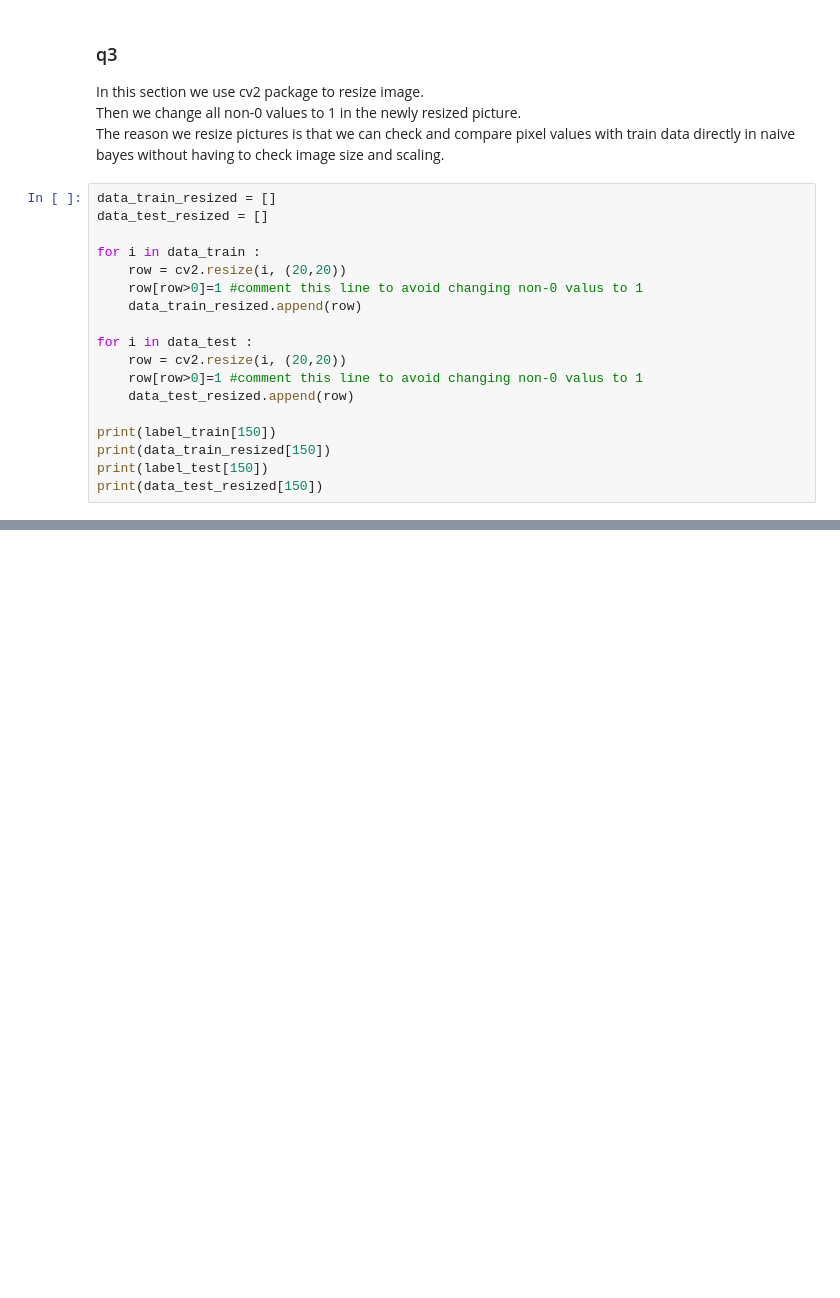
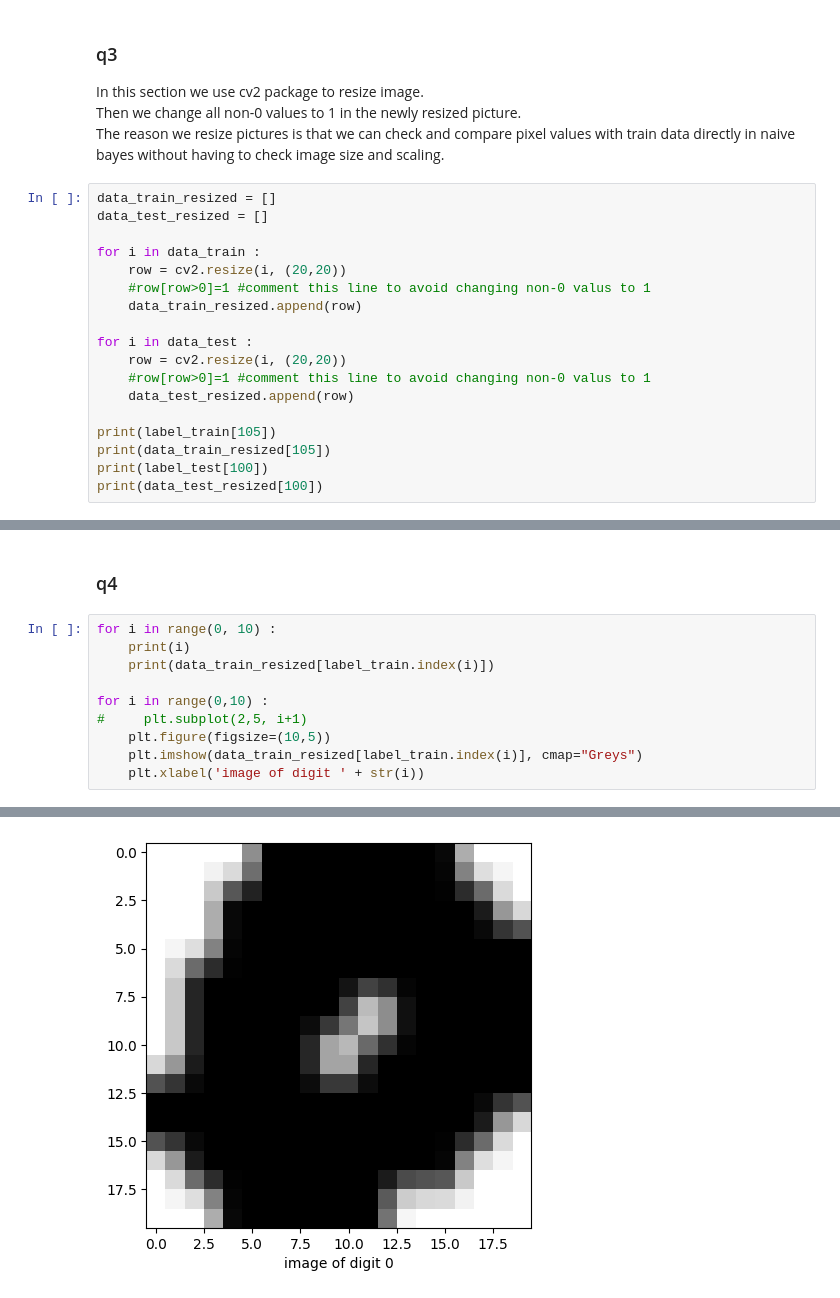
Before and after one commit to alimrn001/AI-CA3, a Jupyter notebook: AI_CA3_810198542.ipynb, the cells around one changed output, grey strips where cells are left out. Saved outputs shown, nothing was run; the diff lists cells and outputs as text; blank space fills up the shorter version.

```diff
--- a/AI_CA3_810198542.ipynb
+++ b/AI_CA3_810198542.ipynb
@@ -48,16 +56,16 @@ data_test_resized = []
 
 for i in data_train :
     row = cv2.resize(i, (20,20))
-    row[row>0]=1 #comment this line to avoid changing non-0 valus to 1
+    #row[row>0]=1 #comment this line to avoid changing non-0 valus to 1
     data_train_resized.append(row)
 
 for i in data_test :
     row = cv2.resize(i, (20,20))
-    row[row>0]=1 #comment this line to avoid changing non-0 valus to 1
+    #row[row>0]=1 #comment this line to avoid changing non-0 valus to 1
     data_test_resized.append(row)
 
-print(label_train[150])
-print(data_train_resized[150])
-print(label_test[150])
-print(data_test_resized[150])
+print(label_train[105])
+print(data_train_resized[105])
+print(label_test[100])
+print(data_test_resized[100])
 # %% [output]
@@ -80,0 +89,13 @@ print(data_test_resized[150])
+# %% [markdown]
+### q4
+# %%
+for i in range(0, 10) :
+    print(i)
+    print(data_train_resized[label_train.index(i)])
+
+for i in range(0,10) :
+#     plt.subplot(2,5, i+1)
+    plt.figure(figsize=(10,5))
+    plt.imshow(data_train_resized[label_train.index(i)], cmap="Greys")
+    plt.xlabel('image of digit ' + str(i))
+# %% [output]
@@ -80,0 +119 @@ print(data_test_resized[150])
+[figure, added]
```
Also changed, not shown: parts of 8 cells of this notebook.
